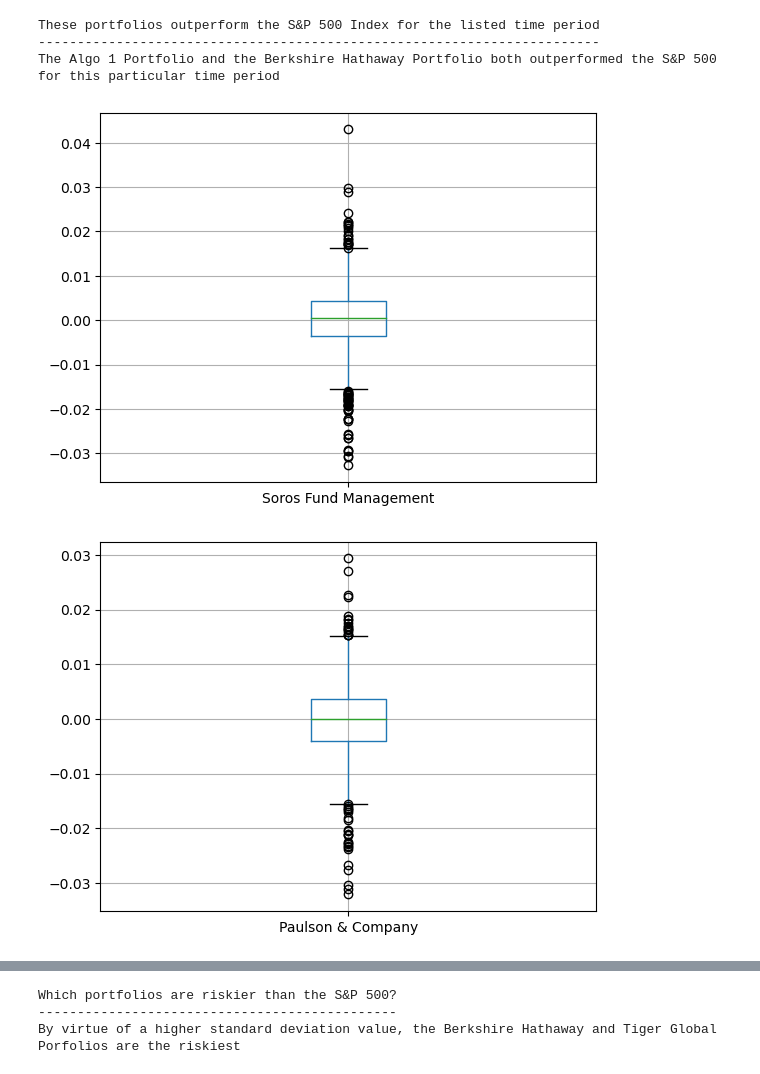
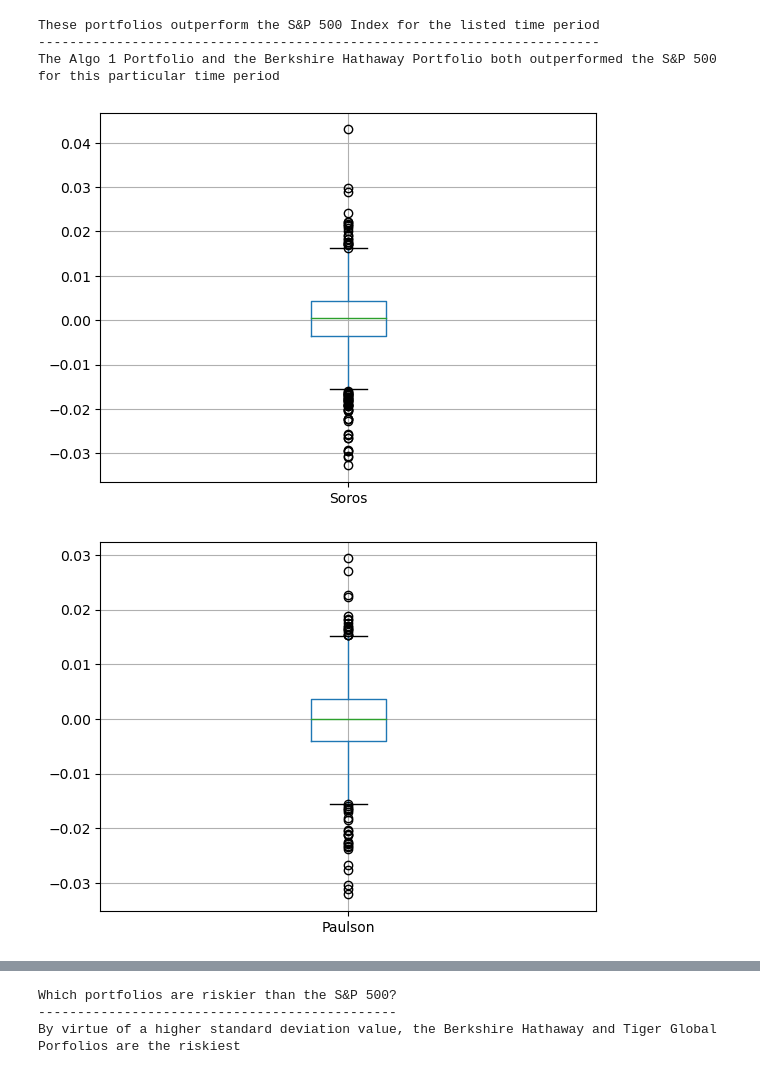
Before and after one commit to jfrazure/Whale-Analysis, a Jupyter notebook: ProjectWhaleAnalysis.ipynb, the cells around one changed output, grey strips where cells are left out. Saved outputs shown, nothing was run; the diff lists cells and outputs as text; code cells hidden in the pictures.

```diff
--- a/ProjectWhaleAnalysis.ipynb
+++ b/ProjectWhaleAnalysis.ipynb
@@ -121,11 +121,11 @@ These portfolios outperform the S&P 500 Index for the listed time period
 The Algo 1 Portfolio and the Berkshire Hathaway Portfolio both outperformed the S&P 500 for this particular time period
 # %%
 # Create a box plot for each of the returns
-all_returns.boxplot(column=['Soros Fund Management'], return_type='axes');
+all_returns.boxplot(column=['Soros'], return_type='axes');
 # %% [output]
-[figure, old version]
+[figure, new version]
 # %%
-all_returns.boxplot(column=['Paulson & Company'], return_type='axes');
+all_returns.boxplot(column=['Paulson'], return_type='axes');
 # %% [output]
-[figure, old version]
+[figure, new version]
 # %%
```
Also changed, not shown: parts of 9 cells of this notebook.
